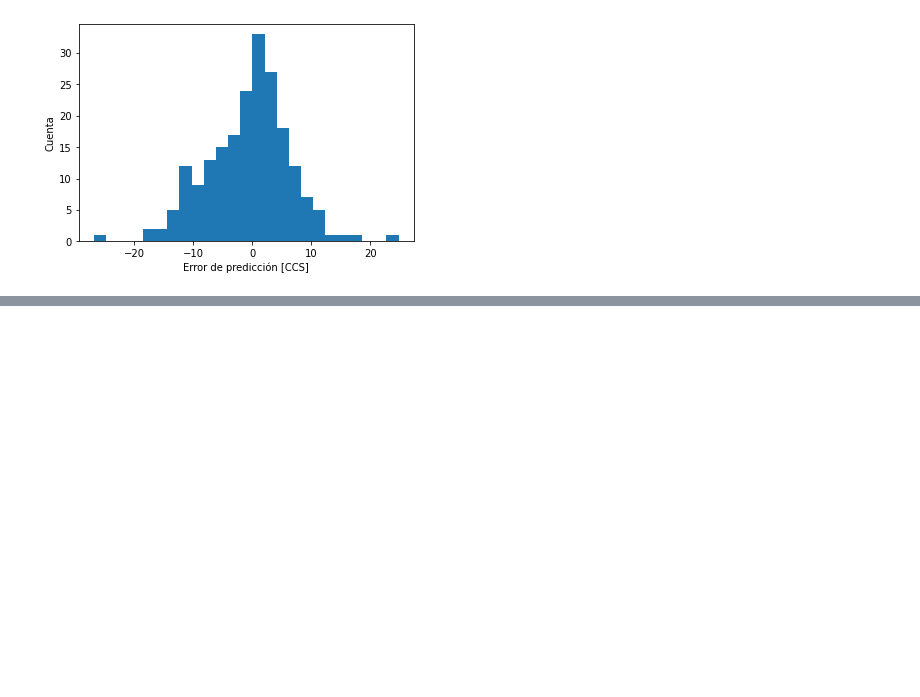
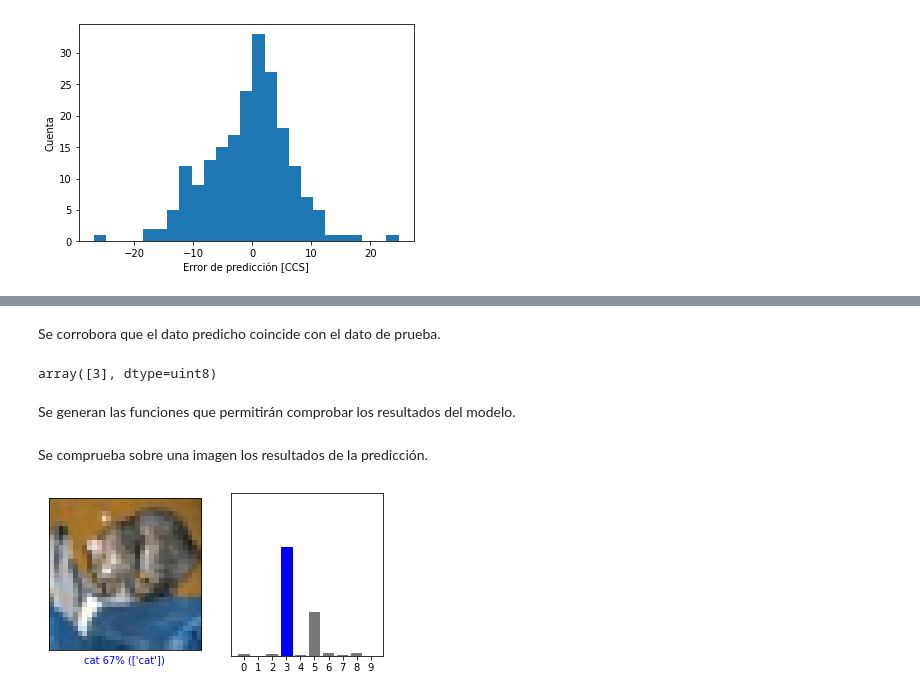
Before and after one commit to brn2bwild/modelos_redes_neuronales, a Jupyter notebook: actividad_2.ipynb, the cells around one changed output, grey strips where cells are left out. Drawn from its saved outputs; the diff is of its cells as text; code cells hidden in the pictures; blank space fills up the shorter version.

Commit message:
Se agregaron los modelos de clasificación

```diff
--- a/actividad_2.ipynb
+++ b/actividad_2.ipynb
@@ -469,0 +589,2 @@ _ = plt.ylabel("Valor")
+# %%
+model.fit(x_train, y_train, epochs=10)
@@ -469,0 +622,2 @@ _ = plt.ylabel("Valor")
+# %%
+predictions = model.predict(x_test)
@@ -469,0 +638,52 @@ _ = plt.ylabel("Valor")
+# %% [markdown]
+Se corrobora que el dato predicho coincide con el dato de prueba.
+# %%
+y_test[0]
+# %% [output]
+array([3], dtype=uint8)
+# %% [markdown]
+Se generan las funciones que permitirán comprobar los resultados del modelo.
+# %%
+def plot_image(i, predictions_array, true_label, img):
+  predictions_array, true_label, img = predictions_array, true_label[i], img[i]
+  plt.grid(False)
+  plt.xticks([])
+  plt.yticks([])
+
+  plt.imshow(img, cmap=plt.cm.binary)
+
+  predicted_label = np.argmax(predictions_array)
+  if predicted_label == true_label:
+    color = 'blue'
+  else:
+    color = 'red'
+
+  plt.xlabel("{} {:2.0f}% ({})".format(np.array(clases_rn)[predicted_label.astype('int')],
+                                100*np.max(predictions_array),
+                                np.array(clases_rn)[true_label.astype('int')]),
+                                color=color)
+
+def plot_value_array(i, predictions_array, true_label):
+  predictions_array, true_label = predictions_array, true_label[i][0]
+  plt.grid(False)
+  plt.xticks(range(10))
+  plt.yticks([])
+  thisplot = plt.bar(range(10), predictions_array, color="#777777")
+  plt.ylim([0, 1])
+  predicted_label = np.argmax(predictions_array)
+
+
+  thisplot[predicted_label].set_color('red')
+  thisplot[true_label].set_color('blue')
+# %% [markdown]
+Se comprueba sobre una imagen los resultados de la predicción.
+# %%
+i = 0
+plt.figure(figsize=(6,3))
+plt.subplot(1,2,1)
+plot_image(i, predictions[i], y_test, x_test)
+plt.subplot(1,2,2)
+plot_value_array(i, predictions[i], y_test)
+plt.show()
+# %% [output]
+[figure, added]
```
Also changed, not shown: parts of 49 cells of this notebook.
